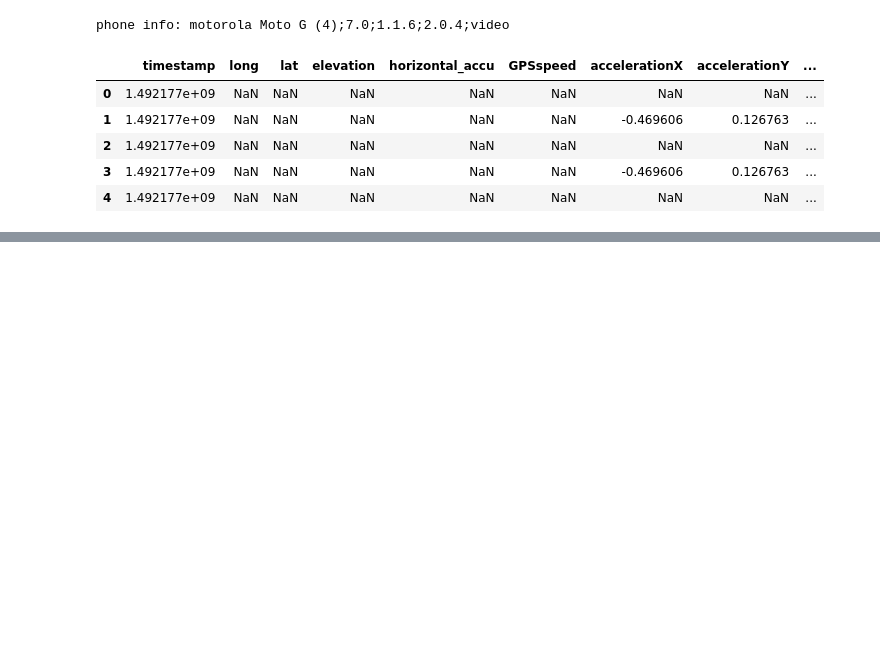
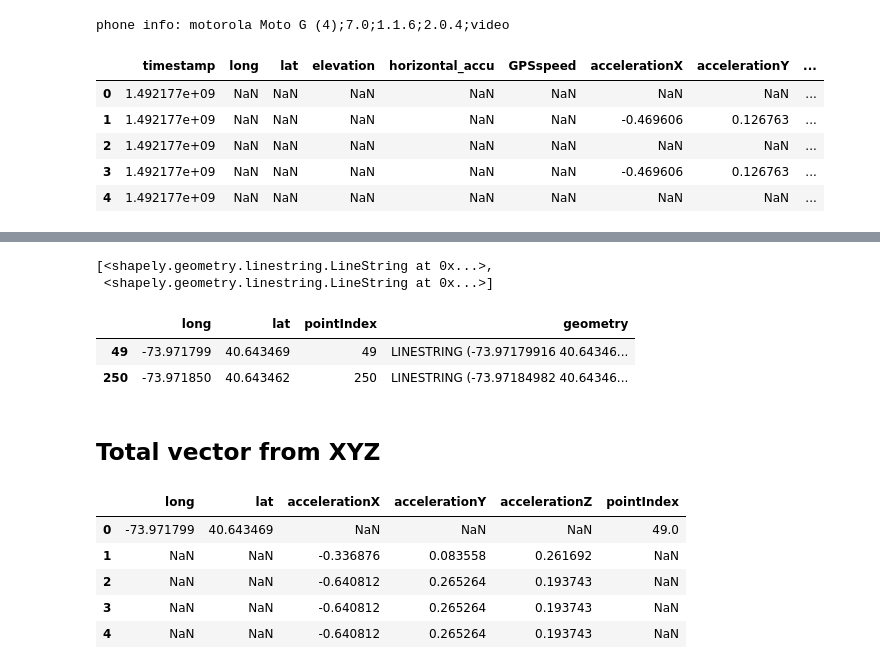
Before and after one commit to alephcero/OSCstats, a Jupyter notebook: loadOSCdata.ipynb, the cells around one changed output, grey strips where cells are left out. Drawn from its saved outputs; the diff is of its cells as text; code cells hidden in the pictures; blank space fills up the shorter version.

```diff
--- a/loadOSCdata.ipynb
+++ b/loadOSCdata.ipynb
@@ -102,7 +96,0 @@ $ (x_1^2 + y_1^2 +z_1^2) + (x_2^2 + y_2^2 +z_2^2) ... (x_n^2 + y_n^2 +z_n^2)$
-# %%
-#Tryng to use groupby coordinates
-dataClip['sumXYZ'] = dataClip.accelerationX**2 +  dataClip.accelerationY**2 + dataClip.accelerationZ**2
-#fill nas with the previous
-#dataClip['long'] = dataClip['long'].fillna(method='ffill')
-#dataClip['lat'] = dataClip['lat'].fillna(method='ffill')
-dataClip.head()
@@ -122,0 +99,5 @@ ValueError: The truth value of a Series is ambiguous. Use a.empty, a.bool(), a.i
+# %%
+print 'GPS data points for clip data:'
+gpsDataPoints =  dataClip.loc[~ (dataClip['long'].isnull()),['long','lat']]
+gpsDataPoints['pointIndex'] = gpsDataPoints.index
+gpsDataPoints
@@ -122,0 +110,38 @@ ValueError: The truth value of a Series is ambiguous. Use a.empty, a.bool(), a.i
+# %%
+geometry = []
+for i in range(len(gpsDataPoints.index)):
+    if i == (len(gpsDataPoints.index)-1):
+        line = np.nan
+    else:
+        #get start and end points for each line
+        startPoint = Point(gpsDataPoints['long'].loc[gpsDataPoints.index[i]], gpsDataPoints['lat'].loc[gpsDataPoints.index[i]])
+        endPoint = Point(gpsDataPoints['long'].loc[gpsDataPoints.index[i+1]], gpsDataPoints['lat'].loc[gpsDataPoints.index[i+1]])
+        #convert to shapely wkt
+        line = LineString([startPoint,endPoint]).wkt
+        geometry.append(shapely.wkt.loads(line))
+
+geometry
+# %% [output]
+[<shapely.geometry.linestring.LineString at 0x...>,
+ <shapely.geometry.linestring.LineString at 0x...>]
+# %%
+gpsDataPoints = gpsDataPoints.iloc[:-1]
+crs = {'init': 'epsg:4326'}
+gpsDataPoints = gpd.GeoDataFrame(gpsDataPoints, crs=crs, geometry=geometry)
+gpsDataPoints
+# %% [output]
+|  | long | lat | pointIndex | geometry |
+| 49 | -73.971799 | 40.643469 | 49 | LINESTRING (-73.97179916 40.64346... |
+| 250 | -73.971850 | 40.643462 | 250 | LINESTRING (-73.97184982 40.64346... |
+# %% [markdown]
+## Total vector from XYZ
+# %%
+dataClip = dataClip.merge(gpsDataPoints.drop(['geometry'],axis=1),how='left')
+dataClip.head()
+# %% [output]
+|  | long | lat | accelerationX | accelerationY | accelerationZ | pointIndex |
+| 0 | -73.971799 | 40.643469 | NaN | NaN | NaN | 49.0 |
+| 1 | NaN | NaN | -0.336876 | 0.083558 | 0.261692 | NaN |
+| 2 | NaN | NaN | -0.640812 | 0.265264 | 0.193743 | NaN |
+| 3 | NaN | NaN | -0.640812 | 0.265264 | 0.193743 | NaN |
+| 4 | NaN | NaN | -0.640812 | 0.265264 | 0.193743 | NaN |
```
Also changed, not shown: parts of 24 cells of this notebook.
